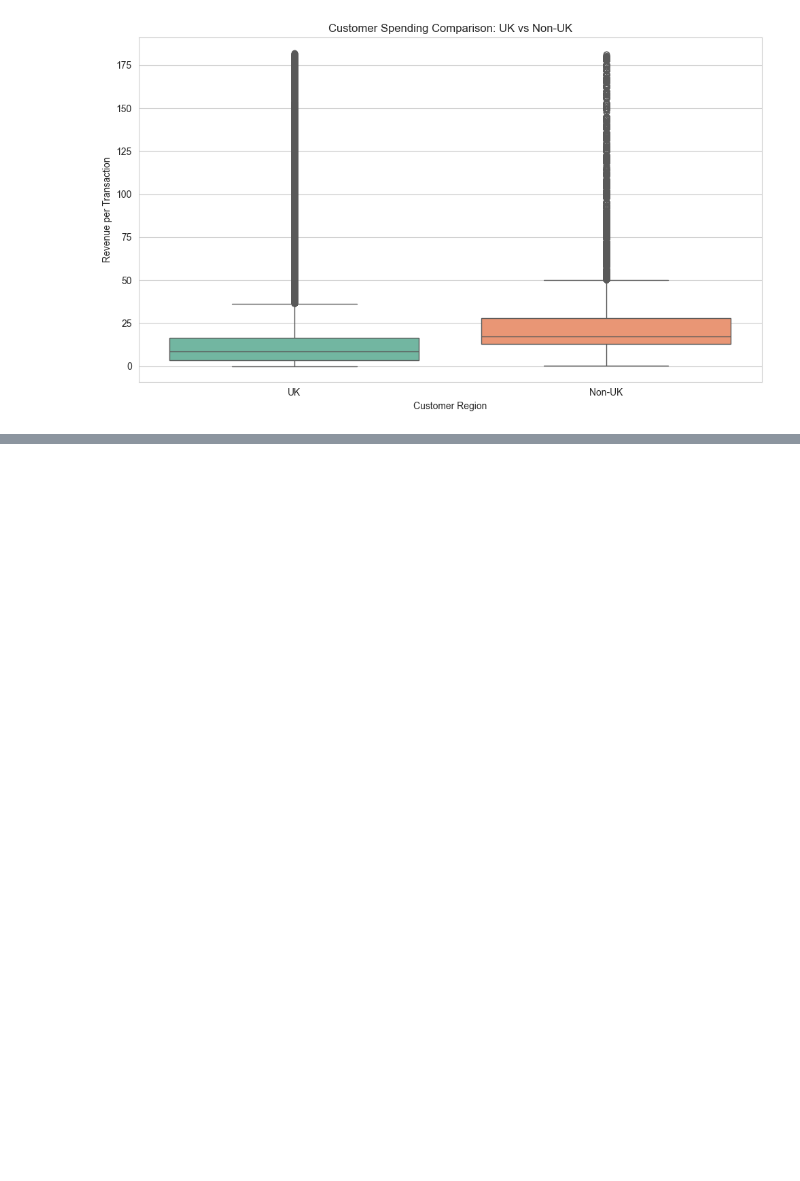
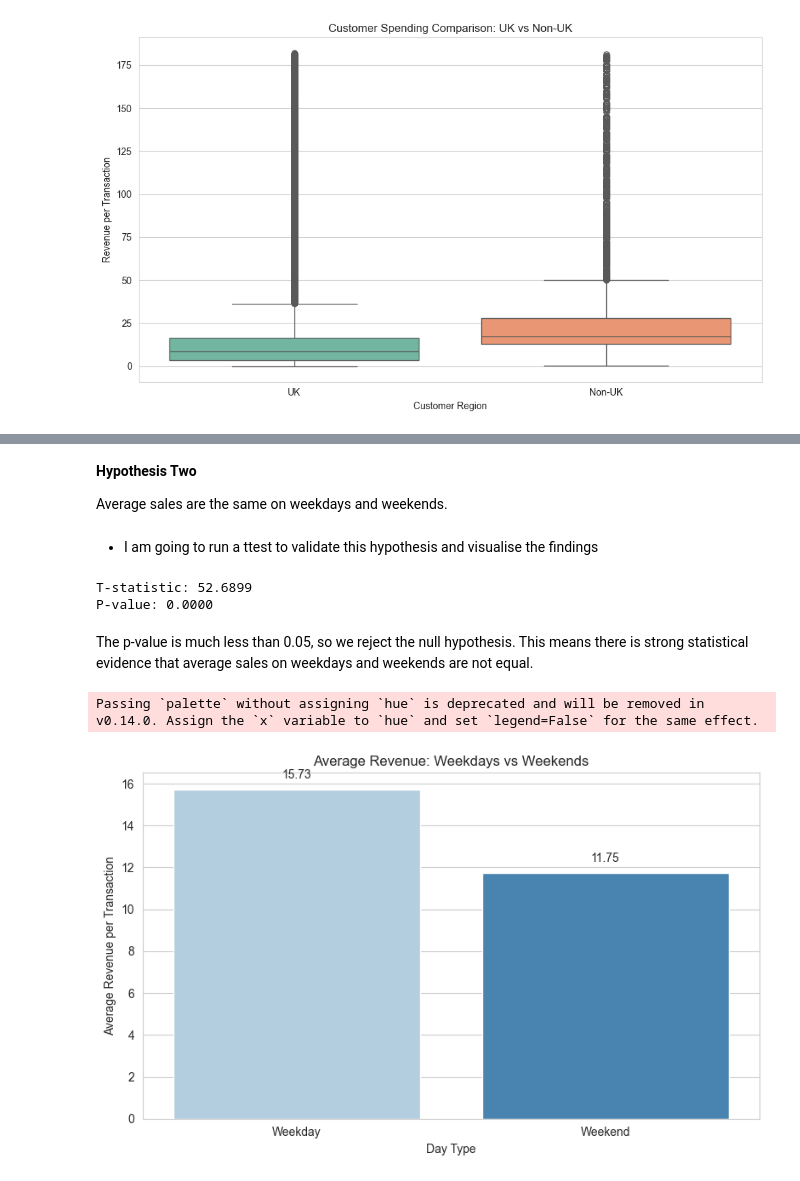
Before and after one commit to mobess12/Online_Retail_Analysis_Capstone_Project, a Jupyter notebook: jupyter_notebooks/data_visualisation.ipynb, the cells around one changed output, grey strips where cells are left out. Saved outputs shown, nothing was run; the diff lists cells and outputs as text; code cells hidden in the pictures; blank space fills up the shorter version.

Commit message:
add hypothesis 2 with commentary and revise hypothesis 1 commentary

```diff
--- a/jupyter_notebooks/data_visualisation.ipynb
+++ b/jupyter_notebooks/data_visualisation.ipynb
@@ -606,0 +611,51 @@ The spending behavior differs notably between UK and Non-UK customers, indicatin
+# %% [markdown]
+**Hypothesis Two**
+
+Average sales are the same on weekdays and weekends.
+# %% [markdown]
+- I am going to run a ttest to validate this hypothesis and visualise the findings
+# %%
+#InvoiceDate is datetime
+df['InvoiceDate'] = pd.to_datetime(df['InvoiceDate'])
+
+#create DayOfWeek and Weekend columns
+df['DayOfWeek'] = df['InvoiceDate'].dt.dayofweek  #monday=0, Sunday=6
+df['Weekend'] = df['DayOfWeek'].apply(lambda x: 'Weekend' if x >= 5 else 'Weekday') #weekend if day is 5 or 6
+
+#filter and clean data
+clean_df = df[(df['Total_Transaction_Value'] > 0) & (df['Total_Transaction_Value'] < df['Total_Transaction_Value'].quantile(0.99))]  #remove outliers
+
+#split into two groups
+weekday_sales = clean_df[clean_df['Weekend'] == 'Weekday']['Total_Transaction_Value'] #weekday sales
+weekend_sales = clean_df[clean_df['Weekend'] == 'Weekend']['Total_Transaction_Value'] #weekend sales
+# %%
+#perform two-sample independent t-test
+t_stat, p_value = ttest_ind(weekday_sales, weekend_sales, equal_var=False)
+
+print(f"T-statistic: {t_stat:.4f}") #display t-statistic
+print(f"P-value: {p_value:.4f}") #display p-value
+# %% [output]
+T-statistic: 52.6899
+P-value: 0.0000
+# %% [markdown]
+The p-value is much less than 0.05, so we reject the null hypothesis. This means there is strong statistical evidence that average sales on weekdays and weekends are not equal.
+# %%
+#group by 'Weekend' and calculate average sales
+avg_sales = clean_df.groupby('Weekend')['Total_Transaction_Value'].mean().reset_index()
+
+
+plt.figure(figsize=(8, 5)) #plot size
+sns.barplot(data=avg_sales, x='Weekend', y='Total_Transaction_Value', palette='Blues') #bar plot
+plt.title('Average Revenue: Weekdays vs Weekends') #title of plot
+plt.ylabel('Average Revenue per Transaction') #label of y axis
+plt.xlabel('Day Type') #label of x axis
+
+#annotate bars with values
+for index, row in avg_sales.iterrows():
+    plt.text(index, row['Total_Transaction_Value'] + 0.5, f"{row['Total_Transaction_Value']:.2f}", ha='center')
+
+plt.tight_layout() #adjust layout to prevent overlapping content
+plt.show() #display plot
+# %% [output]
+Passing `palette` without assigning `hue` is deprecated and will be removed in v0.14.0. Assign the `x` variable to `hue` and set `legend=False` for the same effect.
+[figure, added]
```
Also changed, not shown: parts of 3 cells of this notebook.
